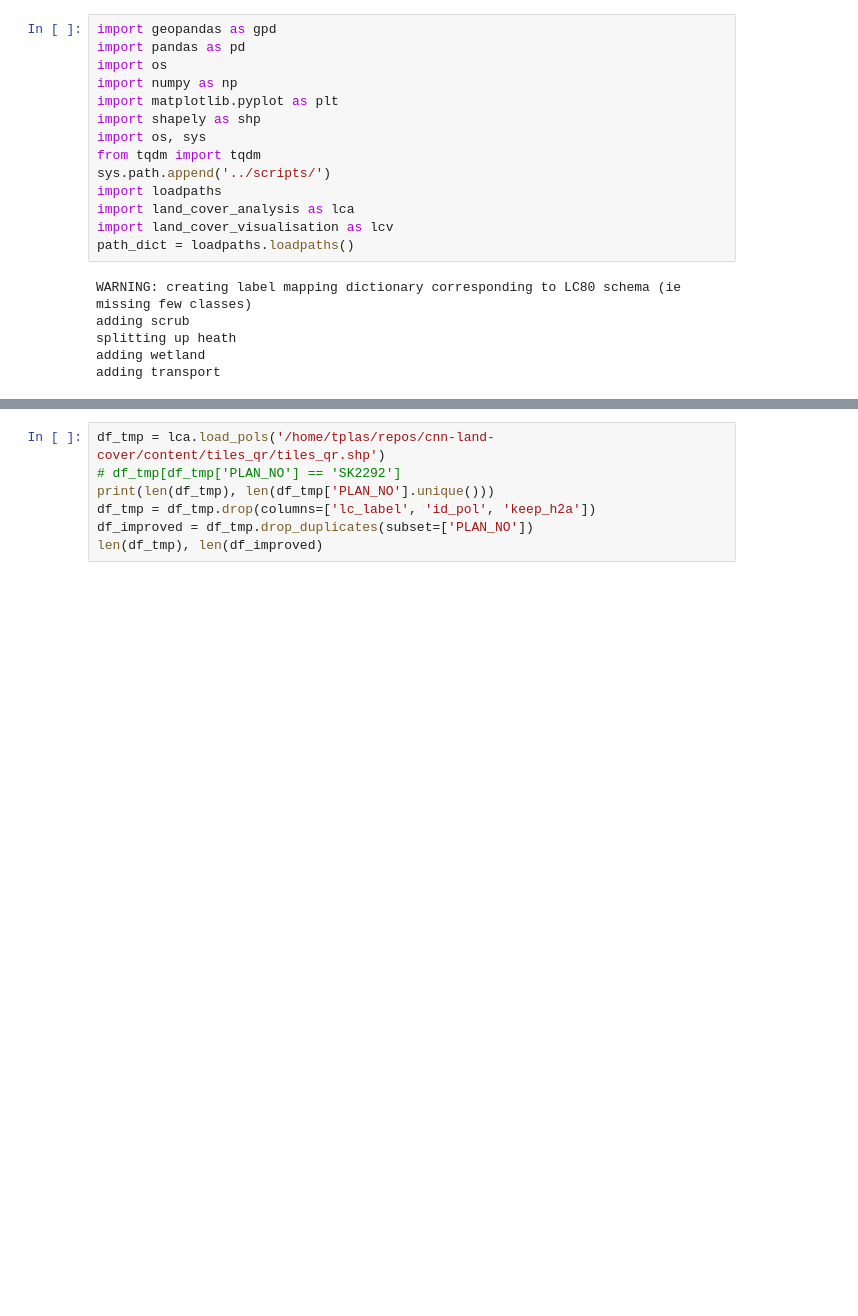
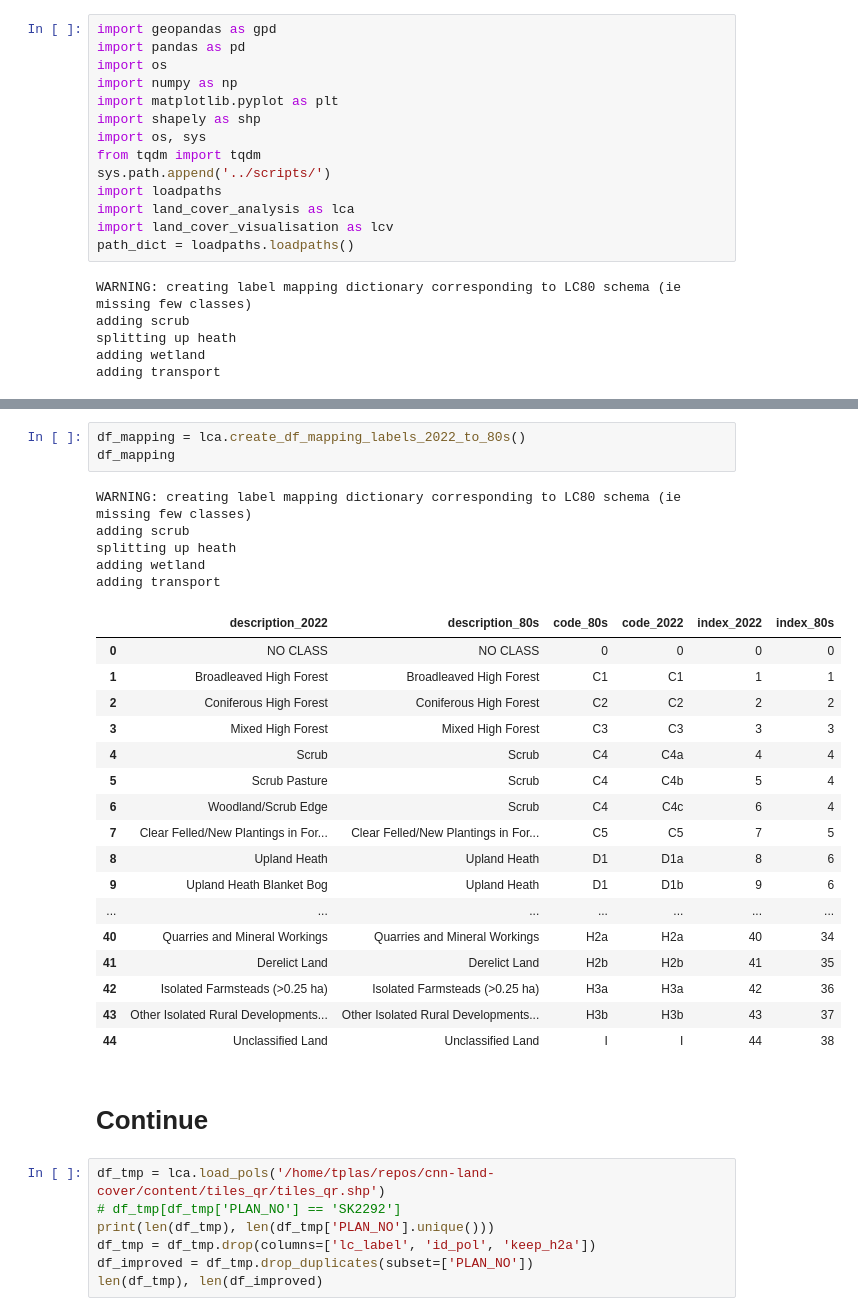
Before and after one commit to pdnpa/cnn-land-cover, a Jupyter notebook: notebooks/Create grids for merger.ipynb, the cells around one changed output, grey strips where cells are left out. Drawn from its saved outputs; the diff is of its cells as text; blank space fills up the shorter version.

```diff
--- a/notebooks/Create grids for merger.ipynb
+++ b/notebooks/Create grids for merger.ipynb
@@ -24,3 +73,31 @@ adding transport
+# %%
+df_mapping = lca.create_df_mapping_labels_2022_to_80s()
+df_mapping
+# %% [output]
+WARNING: creating label mapping dictionary corresponding to LC80 schema (ie missing few classes)
+adding scrub
+splitting up heath
+adding wetland
+adding transport
+|  | description_2022 | description_80s | code_80s | code_2022 | index_2022 | index_80s |
+| 0 | NO CLASS | NO CLASS | 0 | 0 | 0 | 0 |
+| 1 | Broadleaved High Forest | Broadleaved High Forest | C1 | C1 | 1 | 1 |
+| 2 | Coniferous High Forest | Coniferous High Forest | C2 | C2 | 2 | 2 |
+| 3 | Mixed High Forest | Mixed High Forest | C3 | C3 | 3 | 3 |
+| 4 | Scrub | Scrub | C4 | C4a | 4 | 4 |
+| 5 | Scrub Pasture | Scrub | C4 | C4b | 5 | 4 |
+| 6 | Woodland/Scrub Edge | Scrub | C4 | C4c | 6 | 4 |
+| 7 | Clear Felled/New Plantings in For... | Clear Felled/New Plantings in For... | C5 | C5 | 7 | 5 |
+| 8 | Upland Heath | Upland Heath | D1 | D1a | 8 | 6 |
+| 9 | Upland Heath Blanket Bog | Upland Heath | D1 | D1b | 9 | 6 |
+| ... | ... | ... | ... | ... | ... | ... |
+| 40 | Quarries and Mineral Workings | Quarries and Mineral Workings | H2a | H2a | 40 | 34 |
+| 41 | Derelict Land | Derelict Land | H2b | H2b | 41 | 35 |
+| 42 | Isolated Farmsteads (>0.25 ha) | Isolated Farmsteads (>0.25 ha) | H3a | H3a | 42 | 36 |
+| 43 | Other Isolated Rural Developments... | Other Isolated Rural Developments... | H3b | H3b | 43 | 37 |
+| 44 | Unclassified Land | Unclassified Land | I | I | 44 | 38 |
+# %% [markdown]
+# Continue
 # %%
 df_tmp = lca.load_pols('/home/tplas/repos/cnn-land-cover/content/tiles_qr/tiles_qr.shp')
 # df_tmp[df_tmp['PLAN_NO'] == 'SK2292']
```
Also changed, not shown: parts of 6 cells of this notebook, 3 other files.
